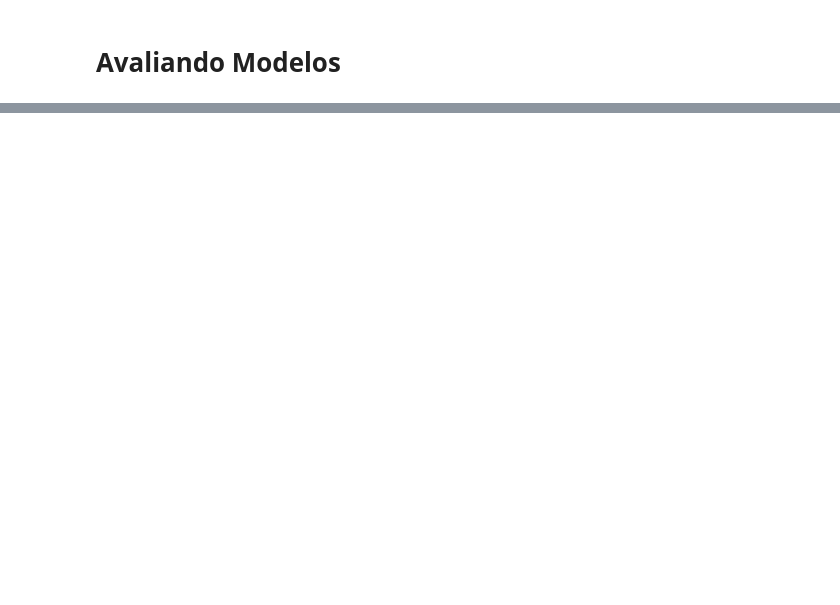
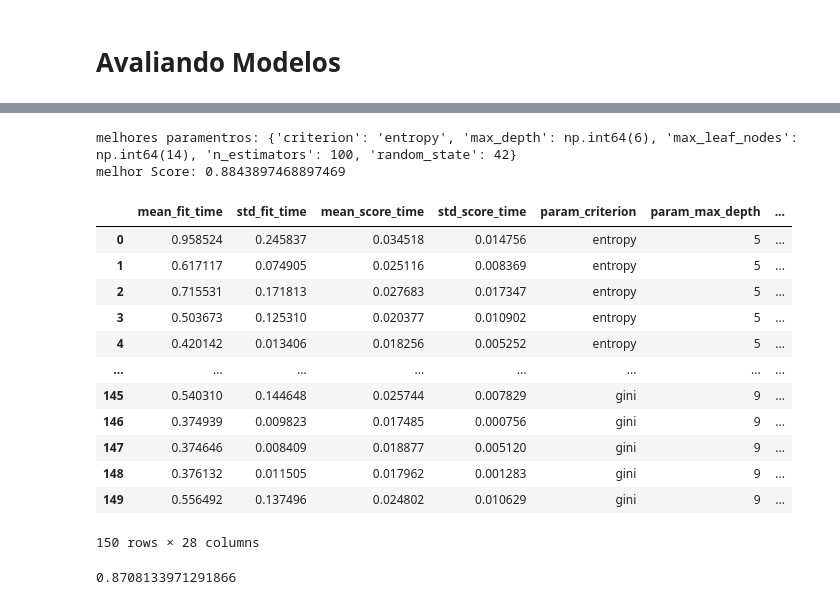
Before and after one commit to joansilva24/projeto_datasicence_coderhouse, a Jupyter notebook: data_analysis.ipynb, the cells around one changed output, grey strips where cells are left out. Drawn from its saved outputs; the diff is of its cells as text; code cells hidden in the pictures; blank space fills up the shorter version.

```diff
--- a/data_analysis.ipynb
+++ b/data_analysis.ipynb
@@ -703,0 +774,16 @@ df_avaliation
+# %%
+# testando hiperparametros para a floresta aleatória
+
+parametros = {
+    'n_estimators': [100],
+    'criterion':['entropy','log_loss','gini'],
+    'max_depth' : np.arange(5,10),
+    'max_leaf_nodes': np.arange(5,15),
+    'random_state': [42]
+}
+
+rand_forest = RandomForestClassifier()
+
+modelo = GridSearchCV(rand_forest, param_grid= parametros, cv=15, n_jobs= -1, verbose=True)
+# %%
+modelo.fit(X_train,y_train)
@@ -703,0 +798,23 @@ df_avaliation
+# %%
+print(f"melhores paramentros: {str(modelo.best_params_)}")
+print(f"melhor Score: {str(modelo.best_score_)}")
+# %% [output]
+melhores paramentros: {'criterion': 'entropy', 'max_depth': np.int64(6), 'max_leaf_nodes': np.int64(14), 'n_estimators': 100, 'random_state': 42}
+melhor Score: 0.8843897468897469
+# %%
+resultados = pd.DataFrame(modelo.cv_results_)
+resultados
+# %% [output]
+|  | mean_fit_time | std_fit_time | mean_score_time | std_score_time | param_criterion | param_max_depth | ... |
+| 0 | 0.958524 | 0.245837 | 0.034518 | 0.014756 | entropy | 5 | ... |
+| 1 | 0.617117 | 0.074905 | 0.025116 | 0.008369 | entropy | 5 | ... |
+| 2 | 0.715531 | 0.171813 | 0.027683 | 0.017347 | entropy | 5 | ... |
+| 3 | 0.503673 | 0.125310 | 0.020377 | 0.010902 | entropy | 5 | ... |
+| 4 | 0.420142 | 0.013406 | 0.018256 | 0.005252 | entropy | 5 | ... |
+| ... | ... | ... | ... | ... | ... | ... | ... |
+| 145 | 0.540310 | 0.144648 | 0.025744 | 0.007829 | gini | 9 | ... |
+| 146 | 0.374939 | 0.009823 | 0.017485 | 0.000756 | gini | 9 | ... |
+| 147 | 0.374646 | 0.008409 | 0.018877 | 0.005120 | gini | 9 | ... |
+| 148 | 0.376132 | 0.011505 | 0.017962 | 0.001283 | gini | 9 | ... |
+| 149 | 0.556492 | 0.137496 | 0.024802 | 0.010629 | gini | 9 | ... |
+150 rows × 28 columns
@@ -703,0 +823,5 @@ df_avaliation
+# %%
+acuracia = accuracy_score(y_test, predicao)
+acuracia
+# %% [output]
+0.8708133971291866
```
Also changed, not shown: parts of 52 cells of this notebook, 2 other files.
